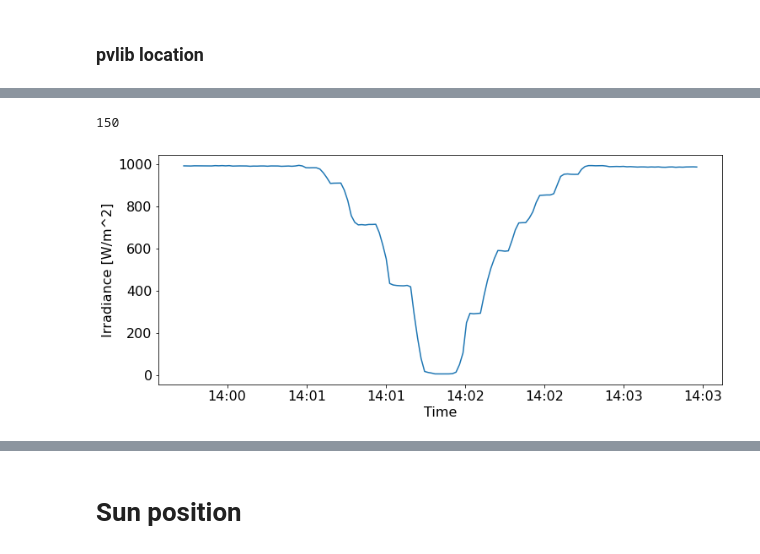
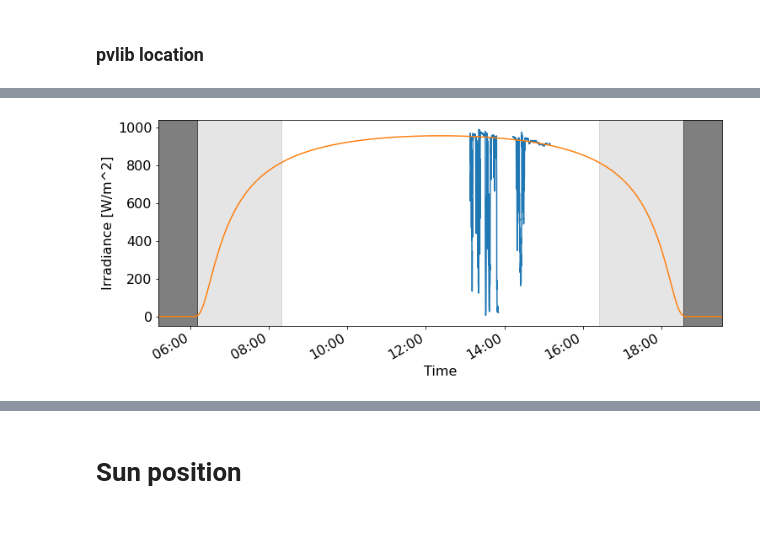
Before and after one commit to California-Planet-Search/KPF-SoCal, a Jupyter notebook: irradiance/plot_irradiance.ipynb, the cells around one changed output, grey strips where cells are left out. Drawn from its saved outputs; the diff is of its cells as text; code cells hidden in the pictures; blank space fills up the shorter version.

```diff
--- a/irradiance/plot_irradiance.ipynb
+++ b/irradiance/plot_irradiance.ipynb
@@ -83,17 +80,3 @@ plt.xlim((sunrise-1*u.hour).to_datetime(timezone=observer.timezone),
-# %%
-columns = ['jd', 'min_irrad', 'max_irrad', 'sens', 'voltage', 'solar_irrad', 'temp']
-df = pd.read_csv('offset_test.csv', names=columns); print(len(df))
-dts = Time(df.jd, format='jd').to_datetime()
-plt.figure(figsize=(12,5))
-gaps = np.argwhere(np.diff(dts) > datetime.timedelta(seconds=2)); prev = 0
-for gap in np.append(gaps, [-1]):
-    plt.plot(dts[prev+1:gap], df.solar_irrad[prev+1:gap], color='C0'); prev = gap
-# clearsky['dni'].plot(color='C1') # dni = direct normal incidence
-plt.xlabel('Time');plt.ylabel('Irradiance [W/m^2]');
-plt.gca().xaxis.set_major_formatter(mpl.dates.DateFormatter("%H:%M", tz=observer.timezone))
-# plt.xlim((sunrise-1*u.hour).to_datetime(timezone=observer.timezone),
-#           (sunset+1*u.hour).to_datetime(timezone=observer.timezone));
-# plt.xlim(dts[-100], dts[-1]);plt.ylim(bottom=np.min(df.solar_irrad[-100:])*.9)
-# %% [output]
-150
-[figure, removed]
+# %%
+plot_irradiance('2022-09-02', '2022-09-03')
+# %% [output]
@@ -99,0 +87 @@ plt.gca().xaxis.set_major_formatter(mpl.dates.DateFormatter("%H:%M", tz=observer
+[figure, added]
```
Also changed, not shown: parts of 13 cells of this notebook, 9 other files.
